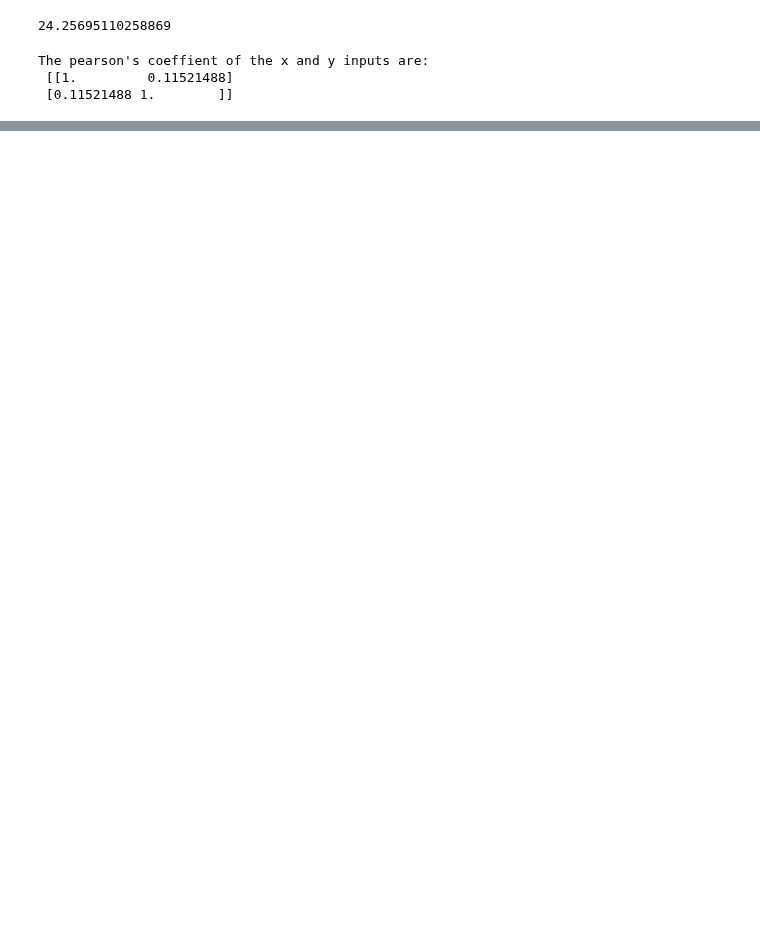
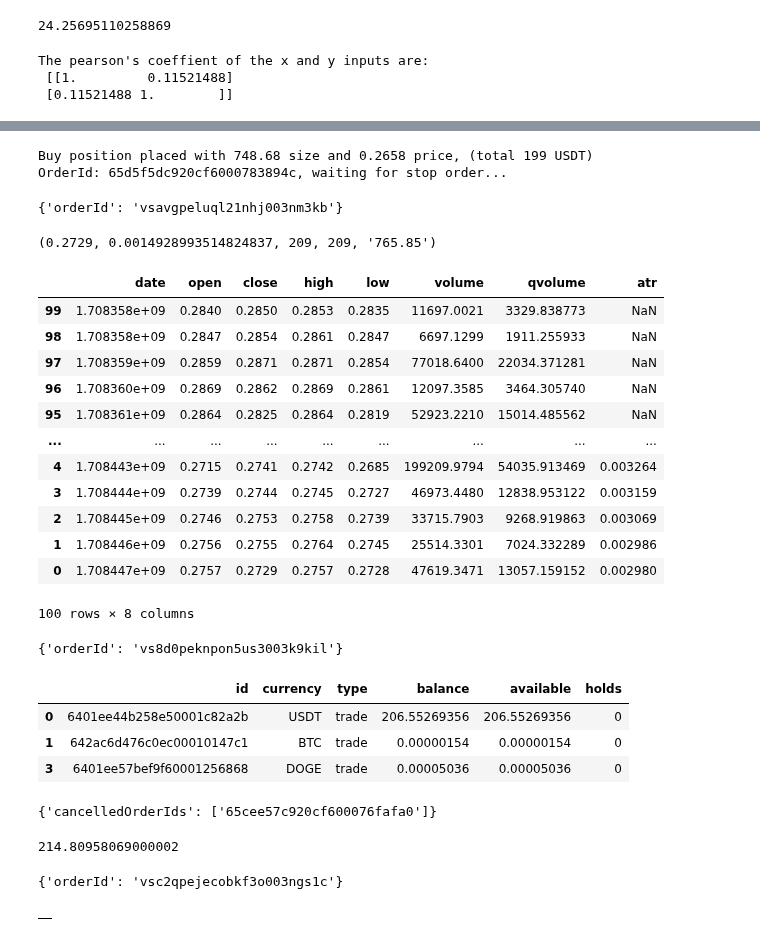
Before and after one commit to mohsenjfar/trade, a Jupyter notebook: notebook.ipynb, the cells around one changed output, grey strips where cells are left out. Cells and saved outputs as stored; diff of their text form; code cells hidden in the pictures; blank space fills up the shorter version.

```diff
--- a/notebook.ipynb
+++ b/notebook.ipynb
@@ -119,0 +125,7 @@ The pearson's coeffient of the x and y inputs are:
+# %%
+api_key = "65cb1811348ec10001c4b74c"
+api_secret = "cb2bd76e-620c-47f0-99d0-1550720090cb"
+api_passphrase = 'jfar'
+market = Market(url='https://api.kucoin.com')
+client = User(api_key, api_secret, api_passphrase)
+trade = Trade(key=api_key, secret=api_secret, passphrase=api_passphrase, is_sandbox=False, url='')
@@ -119,0 +172,37 @@ The pearson's coeffient of the x and y inputs are:
+# %%
+ticker = 'GMT'
+place_buy_order(ticker)
+# %% [output]
+Buy position placed with 748.68 size and 0.2658 price, (total 199 USDT)
+OrderId: 65d5f5dc920cf6000783894c, waiting for stop order...
+# %%
+trade.create_market_stop_order(f'GMT-USDT', 'sell', 0.2631, size=748.68)
+# %% [output]
+{'orderId': 'vsavgpeluql21nhj003nm3kb'}
+# %%
+dataframe = ticker_kline(ticker, '15min')
+price = dataframe['close'].iat[-1]
+risk = calculate_stop(dataframe)
+total_asset = get_total_usdt_asset()
+asset_to_trade = position_size(total_asset, risk)
+size = f"{asset_to_trade/price:.2f}"
+# %%
+(price, risk, total_asset, asset_to_trade, size)
+# %% [output]
+(0.2729, 0.0014928993514824837, 209, 209, '765.85')
+# %%
+dataframe
+# %% [output]
+|  | date | open | close | high | low | volume | qvolume | atr |
+| 99 | 1.708358e+09 | 0.2840 | 0.2850 | 0.2853 | 0.2835 | 11697.0021 | 3329.838773 | NaN |
+| 98 | 1.708358e+09 | 0.2847 | 0.2854 | 0.2861 | 0.2847 | 6697.1299 | 1911.255933 | NaN |
+| 97 | 1.708359e+09 | 0.2859 | 0.2871 | 0.2871 | 0.2854 | 77018.6400 | 22034.371281 | NaN |
+| 96 | 1.708360e+09 | 0.2869 | 0.2862 | 0.2869 | 0.2861 | 12097.3585 | 3464.305740 | NaN |
+| 95 | 1.708361e+09 | 0.2864 | 0.2825 | 0.2864 | 0.2819 | 52923.2210 | 15014.485562 | NaN |
+| ... | ... | ... | ... | ... | ... | ... | ... | ... |
+| 4 | 1.708443e+09 | 0.2715 | 0.2741 | 0.2742 | 0.2685 | 199209.9794 | 54035.913469 | 0.003264 |
+| 3 | 1.708444e+09 | 0.2739 | 0.2744 | 0.2745 | 0.2727 | 46973.4480 | 12838.953122 | 0.003159 |
+| 2 | 1.708445e+09 | 0.2746 | 0.2753 | 0.2758 | 0.2739 | 33715.7903 | 9268.919863 | 0.003069 |
+| 1 | 1.708446e+09 | 0.2756 | 0.2755 | 0.2764 | 0.2745 | 25514.3301 | 7024.332289 | 0.002986 |
+| 0 | 1.708447e+09 | 0.2757 | 0.2729 | 0.2757 | 0.2728 | 47619.3471 | 13057.159152 | 0.002980 |
+100 rows × 8 columns
@@ -119,0 +218,4 @@ The pearson's coeffient of the x and y inputs are:
+# %%
+change_stop_loss('vs8d0peknnbi1nhj003nlquq', 2.6429)
+# %% [output]
+{'orderId': 'vs8d0peknpon5us3003k9kil'}
@@ -119,0 +235,11 @@ The pearson's coeffient of the x and y inputs are:
+# %%
+show_account_detais(ticker=None)
+# %% [output]
+|  | id | currency | type | balance | available | holds |
+| 0 | 6401ee44b258e50001c82a2b | USDT | trade | 206.55269356 | 206.55269356 | 0 |
+| 1 | 642ac6d476c0ec00010147c1 | BTC | trade | 0.00000154 | 0.00000154 | 0 |
+| 3 | 6401ee57bef9f60001256868 | DOGE | trade | 0.00005036 | 0.00005036 | 0 |
+# %%
+trade.cancel_order('65cee57c920cf600076fafa0')
+# %% [output]
+{'cancelledOrderIds': ['65cee57c920cf600076fafa0']}
@@ -119,0 +251,10 @@ The pearson's coeffient of the x and y inputs are:
+# %%
+get_total_usdt_asset() + ticker_usdt_amount('STX') + ticker_usdt_amount('XAI')
+# %% [output]
+214.80958069000002
+# %%
+order_id = 'vsc2qpeje7qrkf3o003ngrv0'
+price = 1.26974
+change_stop_loss(order_id, price)
+# %% [output]
+{'orderId': 'vsc2qpejecobkf3o003ngs1c'}
@@ -119,0 +265,4 @@ The pearson's coeffient of the x and y inputs are:
+# %%
+show_stop_orders()
+# %% [output]
+|  |
```
Also changed, not shown: parts of 27 cells of this notebook, 25 other files.
